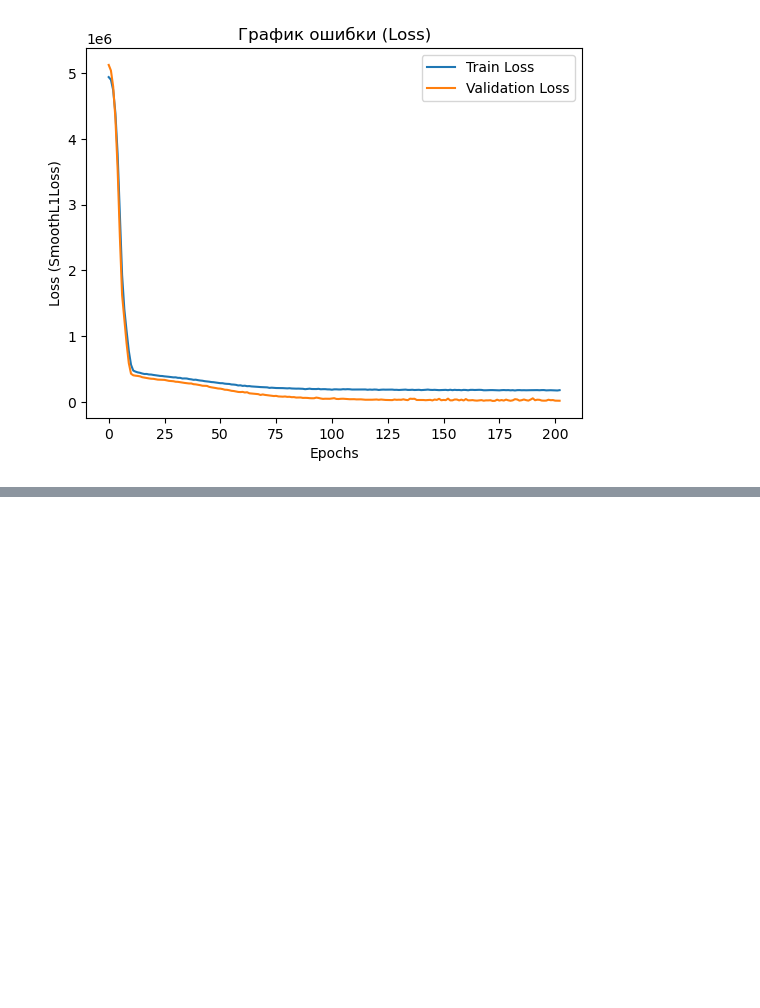
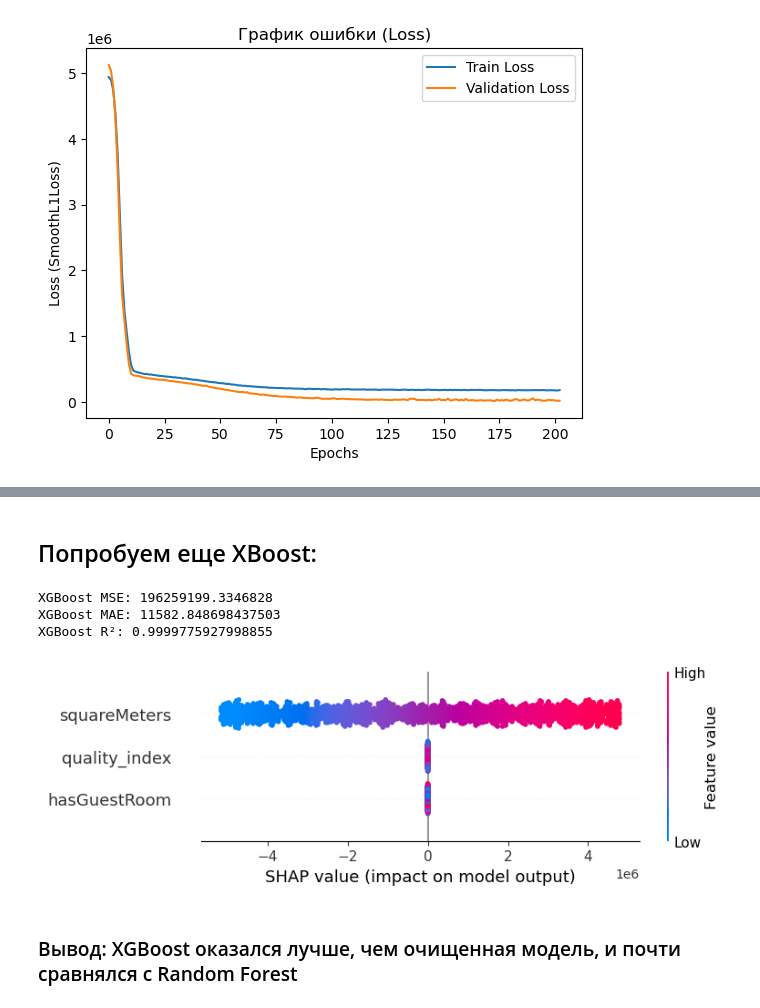
Before and after one commit to Saatarko/HomeworkDS, a Jupyter notebook: Homework_torch_paris.ipynb, the cells around one changed output, grey strips where cells are left out. Cells and saved outputs as stored; diff of their text form; code cells hidden in the pictures; blank space fills up the shorter version.

```diff
--- a/Homework_torch_paris.ipynb
+++ b/Homework_torch_paris.ipynb
@@ -672,0 +1156,33 @@ plt.show()
+# %% [markdown]
+## Попробуем еще XBoost:
+# %%
+# Создаём модель
+xgb_model = xgb.XGBRegressor(n_estimators=100, random_state=42, verbosity=1)
+
+# Обучаем
+xgb_model.fit(X_train_scaled, y_train_final)
+
+# Предсказания
+y_pred_xgb = xgb_model.predict(X_test_scaled)
+
+# Метрики
+mse_xgb = mean_squared_error(y_test_final, y_pred_xgb)
+mae_xgb = mean_absolute_error(y_test_final, y_pred_xgb)
+r2_xgb = r2_score(y_test_final, y_pred_xgb)
+
+print(f"XGBoost MSE: {mse_xgb}")
+print(f"XGBoost MAE: {mae_xgb}")
+print(f"XGBoost R²: {r2_xgb}")
+# %% [output]
+XGBoost MSE: 196259199.3346828
+XGBoost MAE: 11582.848698437503
+XGBoost R²: 0.9999775927998855
+# %%
+xgb_explainer = shap.Explainer(xgb_model, X_test_scaled)
+shap_values_xgb = xgb_explainer(X_test_scaled)
+
+shap.summary_plot(shap_values_xgb, X_test_scaled, feature_names=X_train_final.columns)
+# %% [output]
+[figure, added]
+# %% [markdown]
+### Вывод: XGBoost оказался лучше, чем очищенная модель, и почти сравнялся с Random Forest
```
Also changed, not shown: parts of 36 cells of this notebook, 11 other files.
